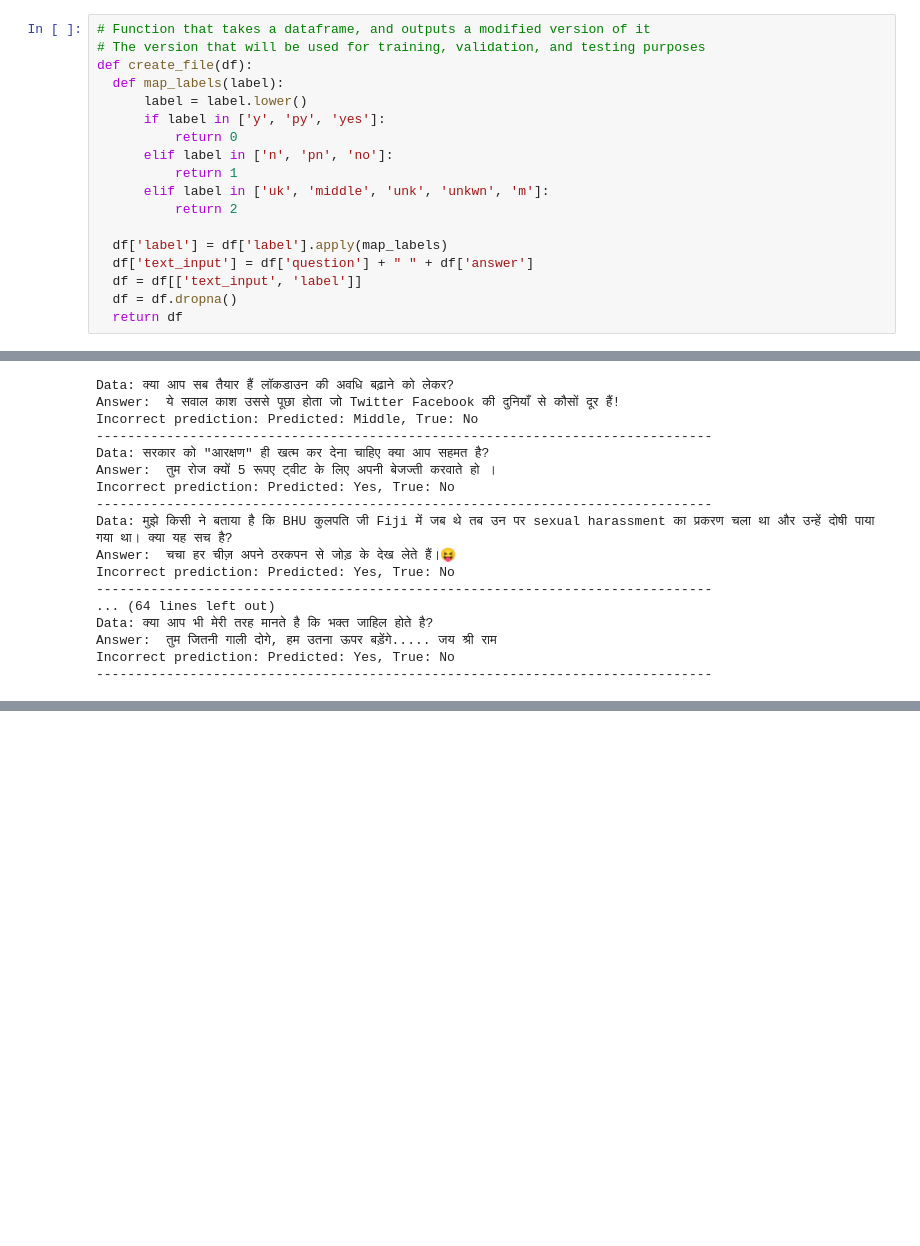
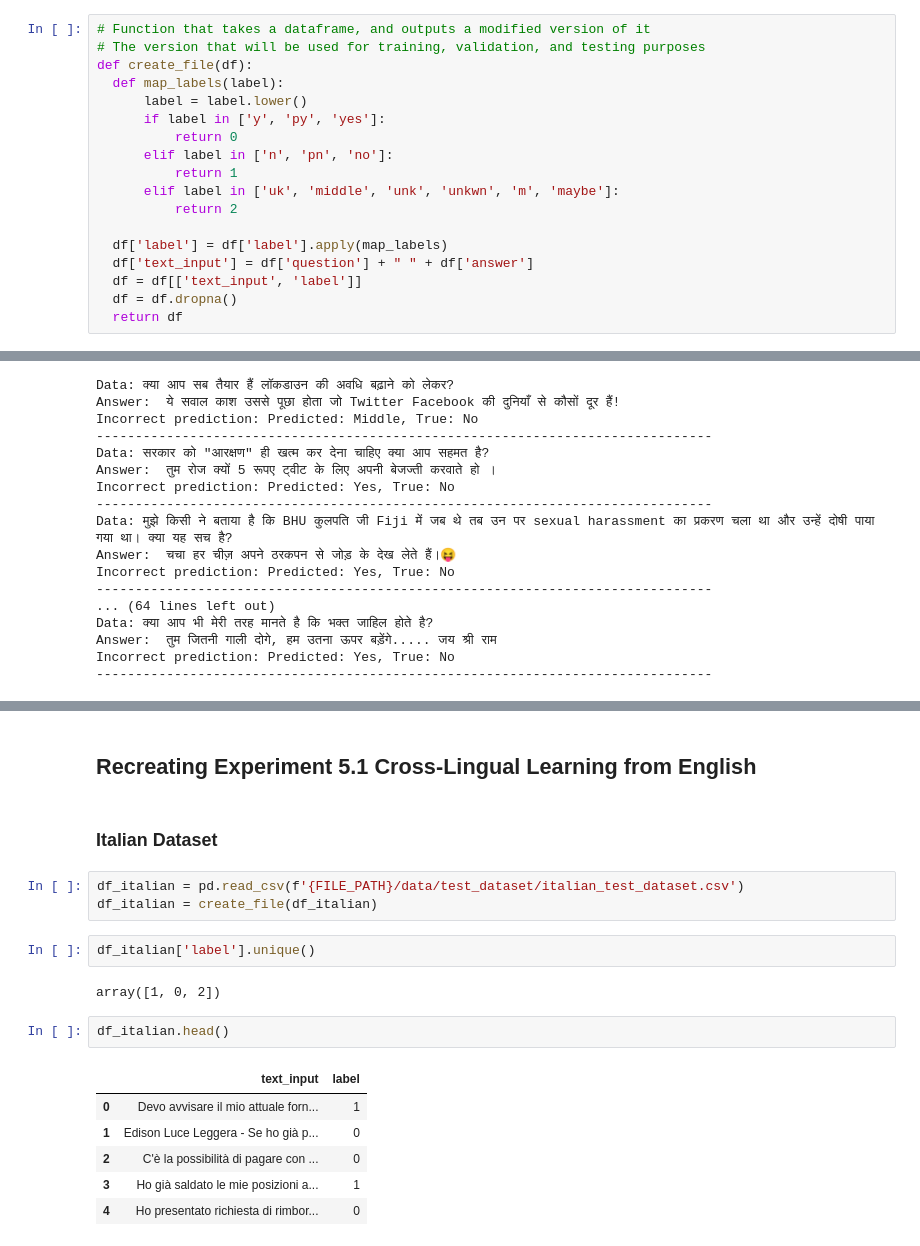
Before and after one commit to kkvahd/yn-question-multilingual, a Jupyter notebook: implementation.ipynb, the cells around one changed output, grey strips where cells are left out. Cells and saved outputs as stored; diff of their text form; blank space fills up the shorter version.

```diff
--- a/implementation.ipynb
+++ b/implementation.ipynb
@@ -431,7 +443,7 @@ def create_file(df):
           return 0
       elif label in ['n', 'pn', 'no']:
           return 1
-      elif label in ['uk', 'middle', 'unk', 'unkwn', 'm']:
+      elif label in ['uk', 'middle', 'unk', 'unkwn', 'm', 'maybe']:
           return 2
 
   df['label'] = df['label'].apply(map_labels)
@@ -2045,0 +2104,20 @@ Incorrect prediction: Predicted: Yes, True: No
+# %% [markdown]
+## Recreating Experiment 5.1 Cross-Lingual Learning from English
+# %% [markdown]
+### Italian Dataset
+# %%
+df_italian = pd.read_csv(f'{FILE_PATH}/data/test_dataset/italian_test_dataset.csv')
+df_italian = create_file(df_italian)
+# %%
+df_italian['label'].unique()
+# %% [output]
+array([1, 0, 2])
+# %%
+df_italian.head()
+# %% [output]
+|  | text_input | label |
+| 0 | Devo avvisare il mio attuale forn... | 1 |
+| 1 | Edison Luce Leggera - Se ho già p... | 0 |
+| 2 | C'è la possibilità di pagare con ... | 0 |
+| 3 | Ho già saldato le mie posizioni a... | 1 |
+| 4 | Ho presentato richiesta di rimbor... | 0 |
```
Also changed, not shown: parts of 97 cells of this notebook.
